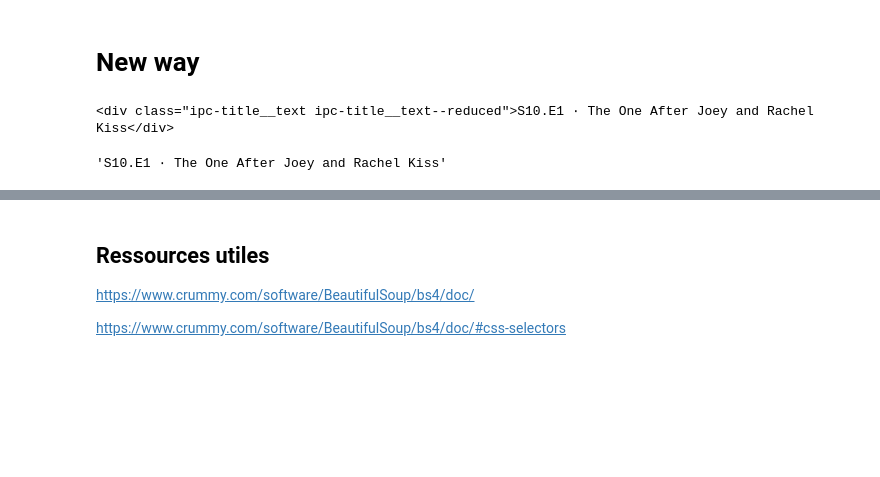
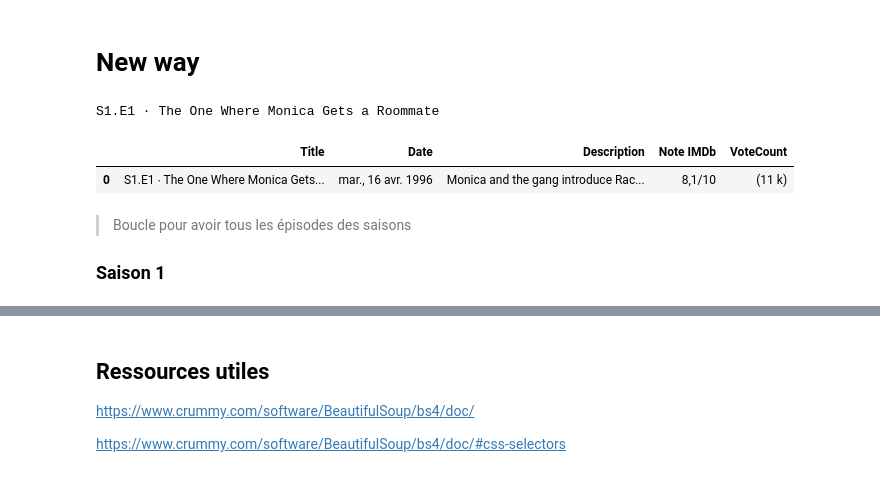
Before and after one commit to raymondgadji/DatAnalyst, a Jupyter notebook: Cours/Semaine6/SerieFriends/Brief2_Friends.ipynb, the cells around one changed output, grey strips where cells are left out. Cells and saved outputs as stored; diff of their text form; code cells hidden in the pictures; blank space fills up the shorter version.

```diff
--- a/Cours/Semaine6/SerieFriends/Brief2_Friends.ipynb
+++ b/Cours/Semaine6/SerieFriends/Brief2_Friends.ipynb
@@ -1077,20 +1077,72 @@ df_episodes
 # %% [markdown]
 # New way
 # %%
+# L'url du site à scrapper
+url = 'https://www.imdb.com/fr/title/tt0108778/episodes/'
+
+# ma requete HTTP avec un "GET" au serveur du site identifié dans l'url
+headers = {'User-Agent': 'Mozilla/5.0 (Windows NT 10.0; Win64; x64) AppleWebKit/537.36 (KHTML, like Gecko) Chrome/58.0.3029.110 Safari/537.3'}
+response = requests.get(url, headers=headers)
+
+# I put the content of the response into BeautifulSoup via the variable "soup"
+soup = BeautifulSoup(response.content,'html')
+
 # Find the article element with the specified classes
-article = soup.find('div', class_='ipc-title__text ipc-title__text--reduced')
+article = soup.find('div', class_='sc-5372d523-5 jBUStp')
 
 # Check if the element was found and print it
 if article:
-    print(article)
+    print(soup.find('h4').getText())
 else:
     print("Element not found")
 # %% [output]
-<div class="ipc-title__text ipc-title__text--reduced">S10.E1 ∙ The One After Joey and Rachel Kiss</div>
+S1.E1 ∙ The One Where Monica Gets a Roommate
 # %%
-all_episode_info = soup.find ('div', class_='ipc-title__text ipc-title__text--reduced')
+# L'url du site à scrapper
+url = 'https://www.imdb.com/fr/title/tt0108778/episodes/'
+
+# ma requete HTTP avec un "GET" au serveur du site identifié dans l'url
+headers = {'User-Agent': 'Mozilla/5.0 (Windows NT 10.0; Win64; x64) AppleWebKit/537.36 (KHTML, like Gecko) Chrome/58.0.3029.110 Safari/537.3'}
+response = requests.get(url, headers=headers)
+
+# I put the content of the response into BeautifulSoup via the variable "soup"
+soup = BeautifulSoup(response.content,'html')
+
+all_episode_info = soup.find('div', class_='sc-5372d523-5 jBUStp')
+
+# Liste pour stocker les données
+data = []
+
 # Extract the title of the episode
-episode_title = all_episode_info.text.strip()
-episode_title
+episode_title = all_episode_info.h4.text.strip()
+
+# Extract the first aired date of the episode
+episode_aired_Date = all_episode_info.find('span').getText().strip()
+
+# Extract the description of the episode
+episode_description = all_episode_info.find_next('div', class_='ipc-html-content-inner-div').get_text().strip()
+
+# Extract the rating of the episode
+episode_rating = all_episode_info.find_next('span', class_='ipc-rating-star--rating').get_text().strip()
+
+# Extract the voteCount of the episode
+episode_voteCount = all_episode_info.find_next('span', class_='ipc-rating-star--voteCount').get_text().strip()
+
+ # Ajouter les données à la liste
+data.append({
+        'Title': f"{episode_title}",
+        'Date': episode_aired_Date,
+        'Description': episode_description,
+        'Note IMDb': f"{episode_rating}/10",
+        'VoteCount': episode_voteCount
+
+    })
+
+df_episode1 = pd.DataFrame(data)
+df_episode1
 # %% [output]
-'S10.E1 ∙ The One After Joey and Rachel Kiss'
+|  | Title | Date | Description | Note IMDb | VoteCount |
+| 0 | S1.E1 ∙ The One Where Monica Gets... | mar., 16 avr. 1996 | Monica and the gang introduce Rac... | 8,1/10 | (11 k) |
+# %% [markdown]
+>Boucle pour avoir tous les épisodes des saisons
+### Saison 1
```
Also changed, not shown: parts of 34 cells of this notebook, 12 other files.
